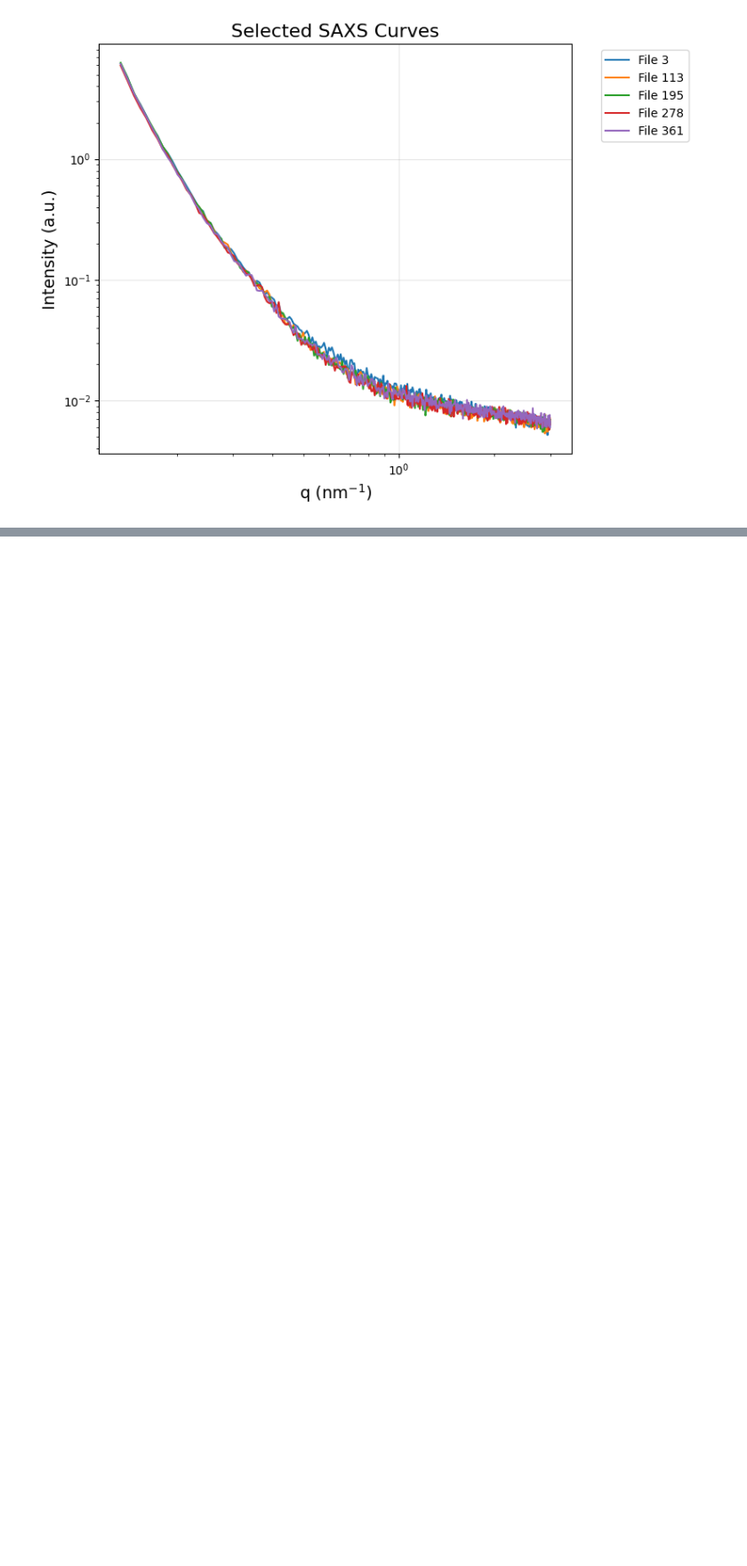
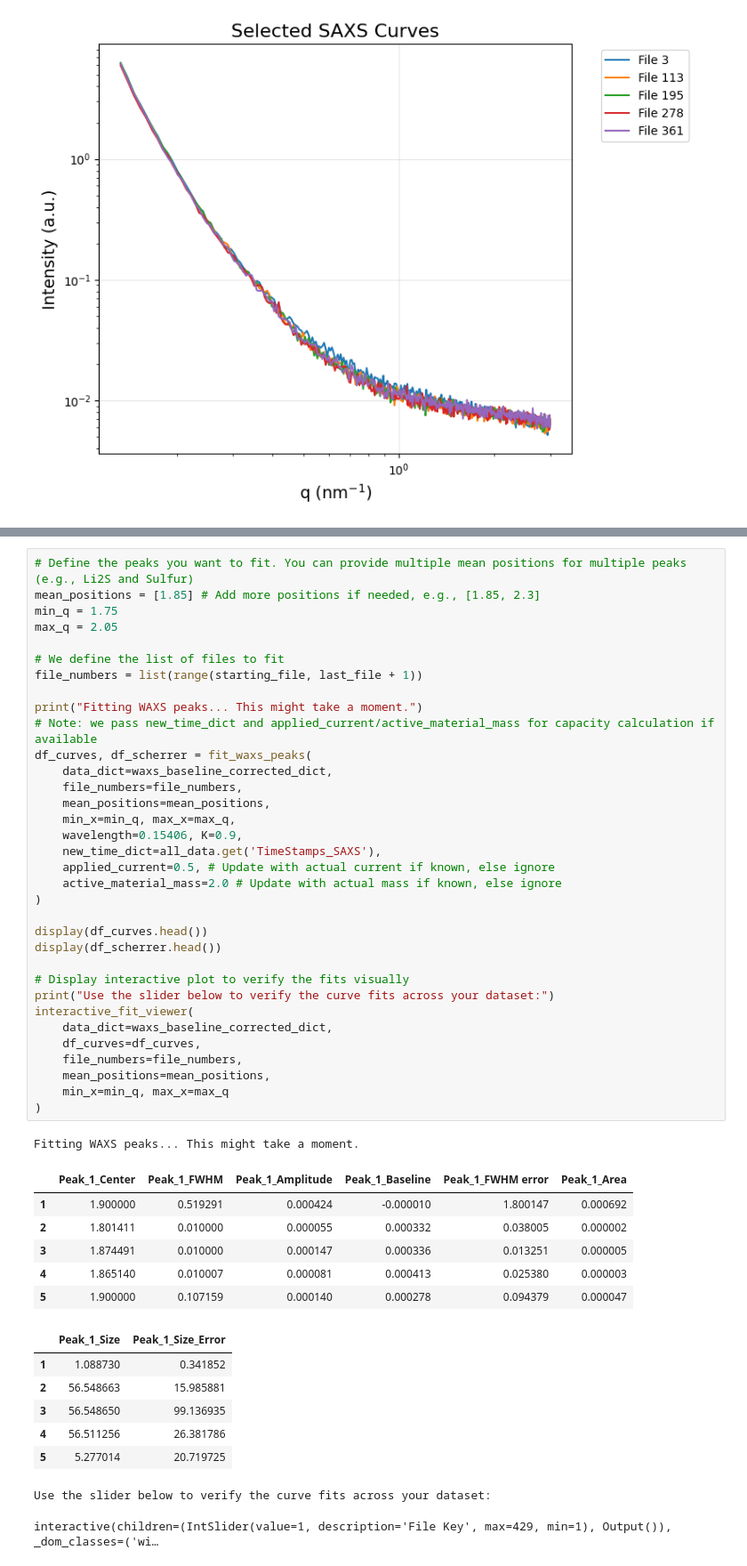
Before and after one commit to PronoyDutta/SAXS_WAXS, a Jupyter notebook: Final_Notebooks/main_analysis.ipynb, the cells around one changed output, grey strips where cells are left out. Shown at 89% size. Cells and saved outputs as stored; diff of their text form; blank space fills up the shorter version.

```diff
--- a/Final_Notebooks/main_analysis.ipynb
+++ b/Final_Notebooks/main_analysis.ipynb
@@ -599,0 +606,50 @@ plot_selected_curves(
+# %%
+# Define the peaks you want to fit. You can provide multiple mean positions for multiple peaks (e.g., Li2S and Sulfur)
+mean_positions = [1.85] # Add more positions if needed, e.g., [1.85, 2.3]
+min_q = 1.75
+max_q = 2.05
+
+# We define the list of files to fit
+file_numbers = list(range(starting_file, last_file + 1))
+
+print("Fitting WAXS peaks... This might take a moment.")
+# Note: we pass new_time_dict and applied_current/active_material_mass for capacity calculation if available
+df_curves, df_scherrer = fit_waxs_peaks(
+    data_dict=waxs_baseline_corrected_dict,
+    file_numbers=file_numbers,
+    mean_positions=mean_positions,
+    min_x=min_q, max_x=max_q,
+    wavelength=0.15406, K=0.9,
+    new_time_dict=all_data.get('TimeStamps_SAXS'),
+    applied_current=0.5, # Update with actual current if known, else ignore
+    active_material_mass=2.0 # Update with actual mass if known, else ignore
+)
+
+display(df_curves.head())
+display(df_scherrer.head())
+
+# Display interactive plot to verify the fits visually
+print("Use the slider below to verify the curve fits across your dataset:")
+interactive_fit_viewer(
+    data_dict=waxs_baseline_corrected_dict,
+    df_curves=df_curves,
+    file_numbers=file_numbers,
+    mean_positions=mean_positions,
+    min_x=min_q, max_x=max_q
+)
+# %% [output]
+Fitting WAXS peaks... This might take a moment.
+|  | Peak_1_Center | Peak_1_FWHM | Peak_1_Amplitude | Peak_1_Baseline | Peak_1_FWHM error | Peak_1_Area |
+| 1 | 1.900000 | 0.519291 | 0.000424 | -0.000010 | 1.800147 | 0.000692 |
+| 2 | 1.801411 | 0.010000 | 0.000055 | 0.000332 | 0.038005 | 0.000002 |
+| 3 | 1.874491 | 0.010000 | 0.000147 | 0.000336 | 0.013251 | 0.000005 |
+| 4 | 1.865140 | 0.010007 | 0.000081 | 0.000413 | 0.025380 | 0.000003 |
+| 5 | 1.900000 | 0.107159 | 0.000140 | 0.000278 | 0.094379 | 0.000047 |
+|  | Peak_1_Size | Peak_1_Size_Error |
+| 1 | 1.088730 | 0.341852 |
+| 2 | 56.548663 | 15.985881 |
+| 3 | 56.548650 | 99.136935 |
+| 4 | 56.511256 | 26.381786 |
+| 5 | 5.277014 | 20.719725 |
+Use the slider below to verify the curve fits across your dataset:
+interactive(children=(IntSlider(value=1, description='File Key', max=429, min=1), Output()), _dom_classes=('wi…
```
Also changed, not shown: parts of 4 cells of this notebook, 2 other files.
